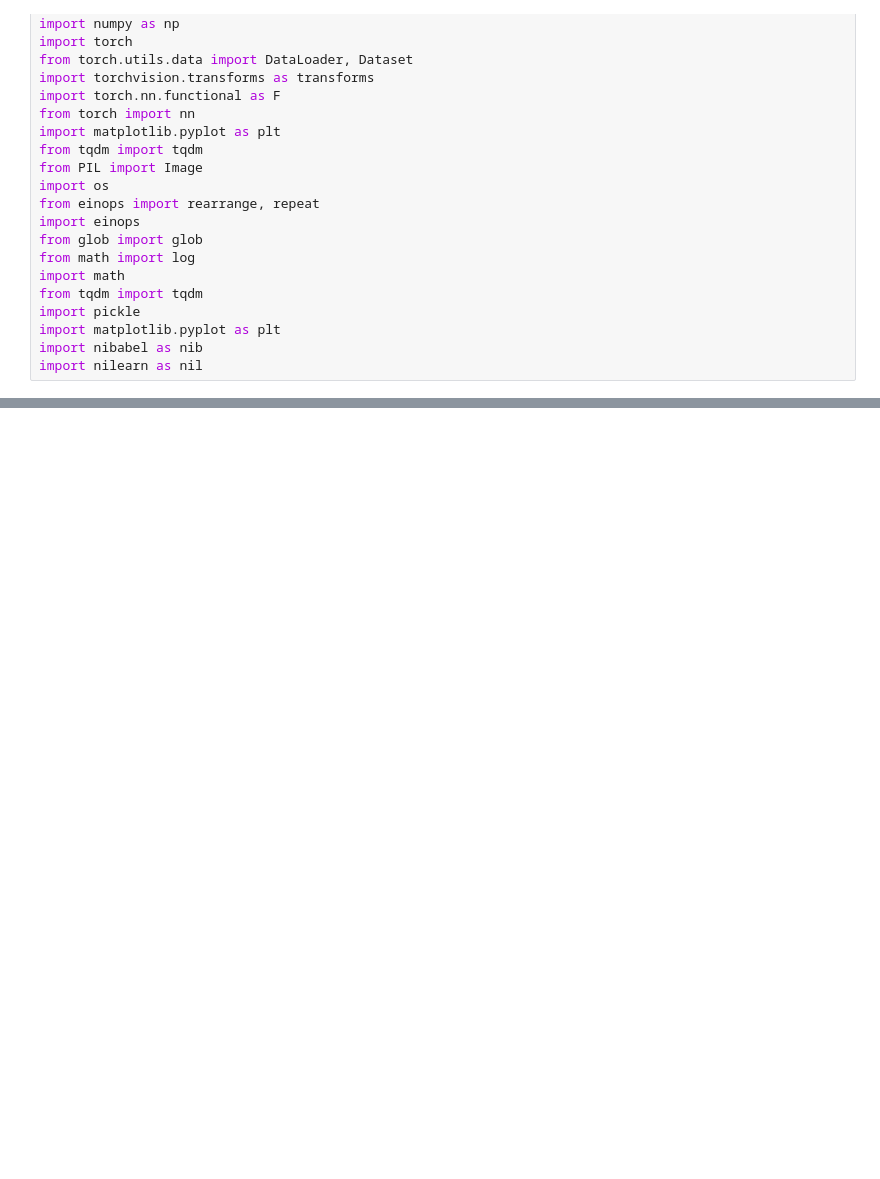
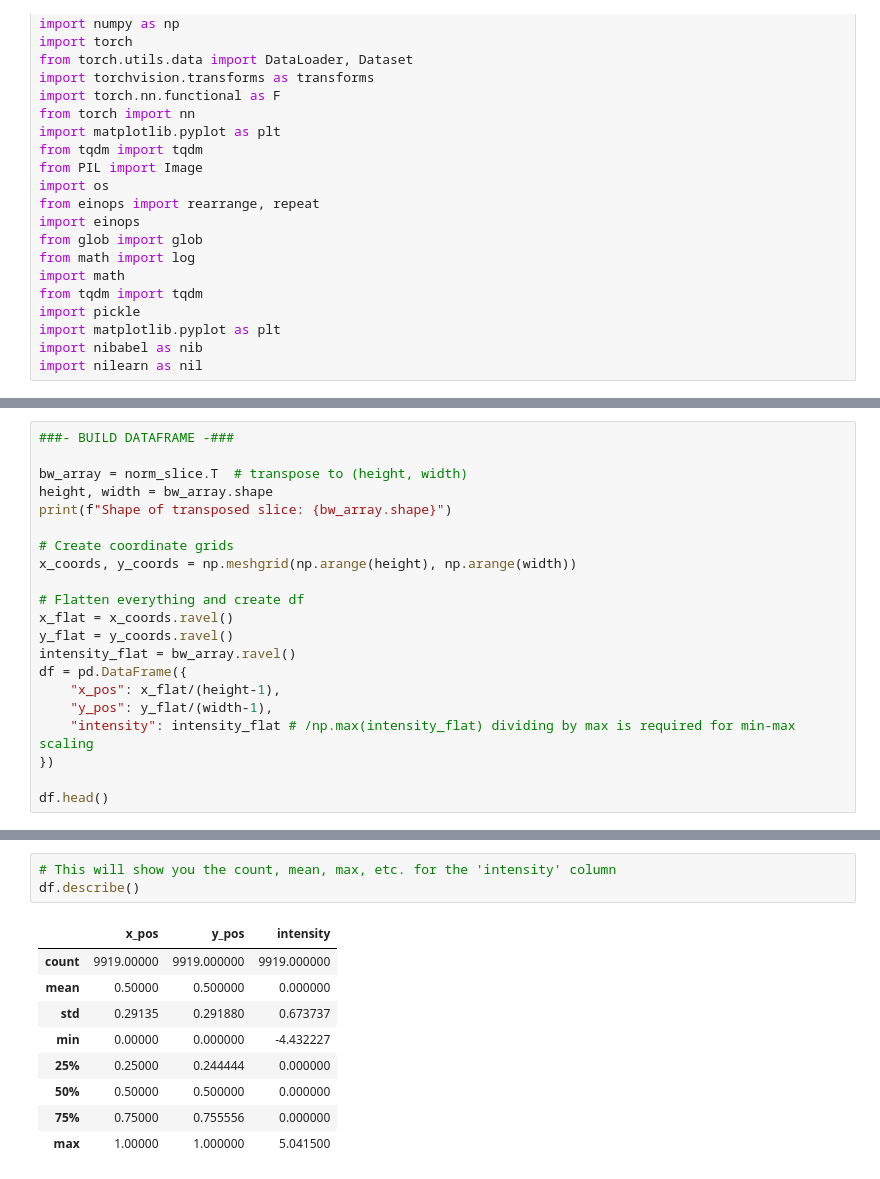
Before and after one commit to emicscs/SENeFR, a Jupyter notebook: src/static_slices.ipynb, the cells around one changed output, grey strips where cells are left out. Cells and saved outputs as stored; diff of their text form; blank space fills up the shorter version.

```diff
--- a/src/static_slices.ipynb
+++ b/src/static_slices.ipynb
@@ -287,0 +169,21 @@ memory usage: 232.6 KB
+# %%
+###- BUILD DATAFRAME -###
+
+bw_array = norm_slice.T  # transpose to (height, width)
+height, width = bw_array.shape
+print(f"Shape of transposed slice: {bw_array.shape}")
+
+# Create coordinate grids
+x_coords, y_coords = np.meshgrid(np.arange(height), np.arange(width))
+
+# Flatten everything and create df
+x_flat = x_coords.ravel()
+y_flat = y_coords.ravel()
+intensity_flat = bw_array.ravel()
+df = pd.DataFrame({
+    "x_pos": x_flat/(height-1),
+    "y_pos": y_flat/(width-1),
+    "intensity": intensity_flat # /np.max(intensity_flat) dividing by max is required for min-max scaling
+})
+
+df.head()
@@ -287,0 +198,13 @@ memory usage: 232.6 KB
+# %%
+# This will show you the count, mean, max, etc. for the 'intensity' column
+df.describe()
+# %% [output]
+|  | x_pos | y_pos | intensity |
+| count | 9919.00000 | 9919.000000 | 9919.000000 |
+| mean | 0.50000 | 0.500000 | 0.000000 |
+| std | 0.29135 | 0.291880 | 0.673737 |
+| min | 0.00000 | 0.000000 | -4.432227 |
+| 25% | 0.25000 | 0.244444 | 0.000000 |
+| 50% | 0.50000 | 0.500000 | 0.000000 |
+| 75% | 0.75000 | 0.755556 | 0.000000 |
+| max | 1.00000 | 1.000000 | 5.041500 |
```
Also changed, not shown: parts of 24 cells of this notebook, 10 other files.
